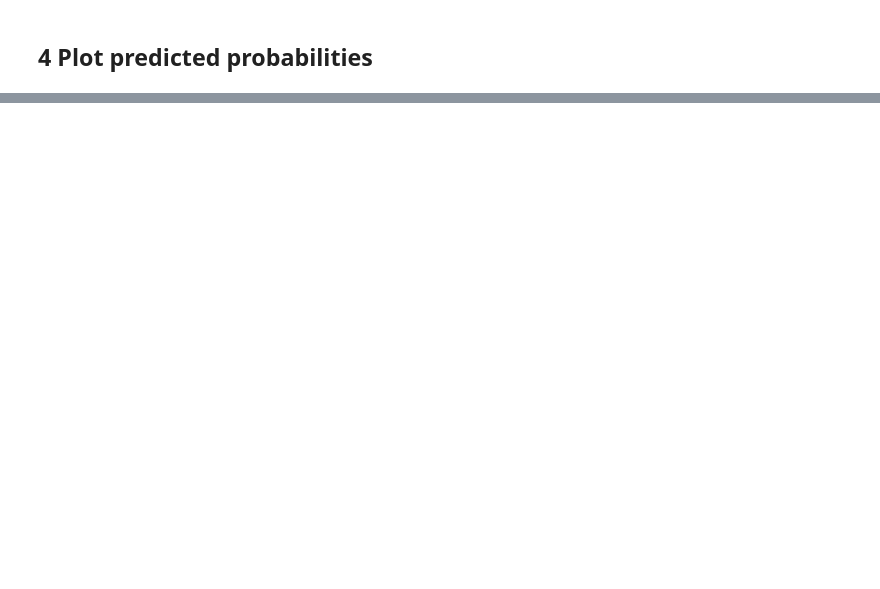
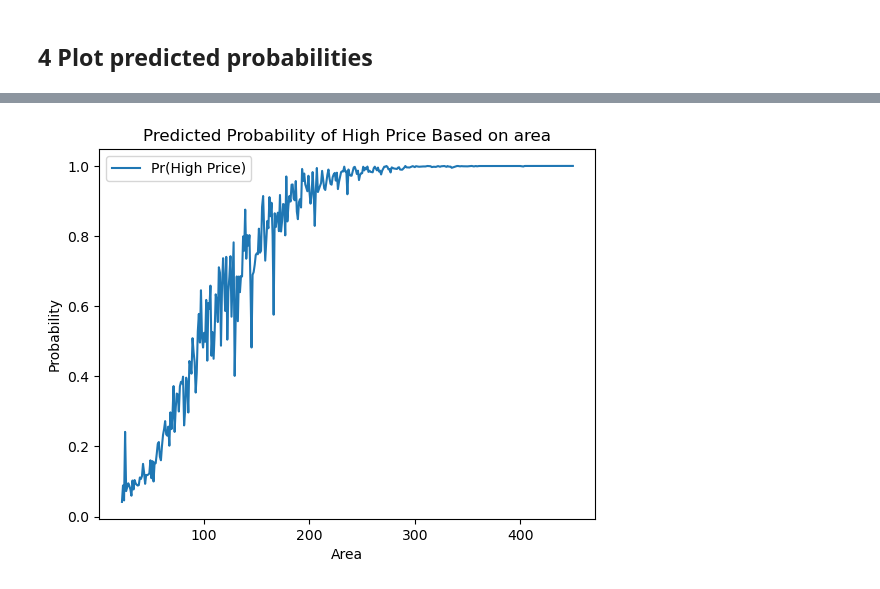
Before and after one commit to eglinskis/CP201B-Spr23, a Jupyter notebook: 05_Lab5/Lab5_LogisticRegression.ipynb, the cells around one changed output, grey strips where cells are left out. Drawn from its saved outputs; the diff is of its cells as text; code cells hidden in the pictures; blank space fills up the shorter version.

```diff
--- a/05_Lab5/Lab5_LogisticRegression.ipynb
+++ b/05_Lab5/Lab5_LogisticRegression.ipynb
@@ -115,0 +246,16 @@ plt.legend(legend);
+# %%
+# plot probabilities by key independent variable
+df_predict2 = df_predict.groupby(by = 'area_m2').agg(np.mean)[['pred_high_price']]
+df_predict2.plot();
+
+# plot with labels
+plt.title('Predicted Probability of High Price Based on area')
+plt.xlabel('Area'),
+plt.ylabel('Probability'),
+# positions = (1, 2, 3, 4, 5)
+# labels = ('1', '2', '3', '4', '5')
+# plt.xticks(positions, labels)
+legend = ['Pr(High Price)']
+plt.legend(legend);
+# %% [output]
+[figure, added]
```
Also changed, not shown: parts of 13 cells of this notebook, 1 other file.
